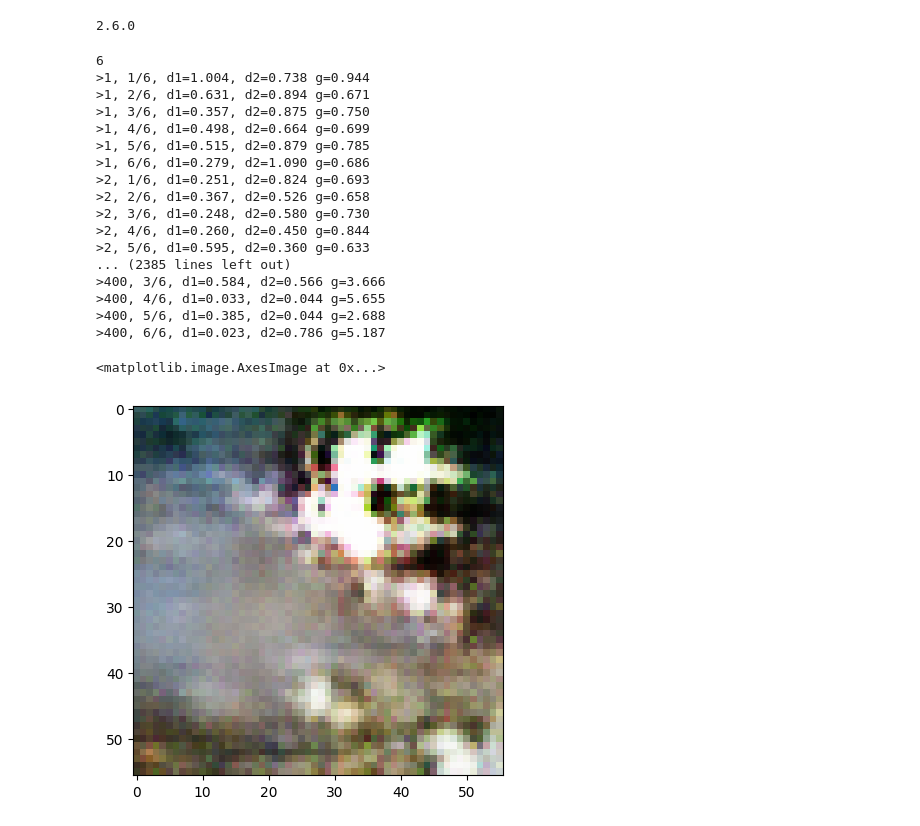
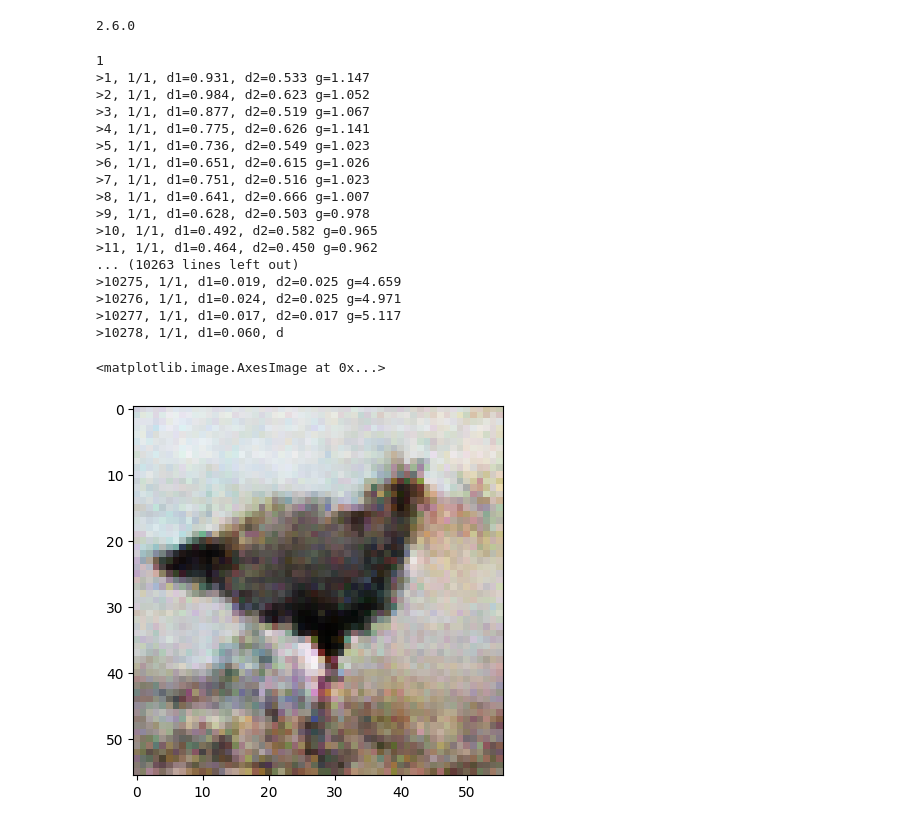
Before and after one commit to mvcast77/GAN-Work, a Jupyter notebook: LowResBirdGAN.ipynb, the cells around one changed output. Saved outputs shown, nothing was run; the diff lists cells and outputs as text; code cells hidden in the pictures.

Commit message:
reduced learning rate high training volume

```diff
--- a/LowResBirdGAN.ipynb
+++ b/LowResBirdGAN.ipynb
@@ -101,28 +103,28 @@ plt.show()                             #while greyscale will automatically shift
 # %%
 def make_discriminator_model():
     model = tf.keras.Sequential()
-    model.add(layers.Conv2D(64, (3, 3), strides=(2, 2), padding='same', kernel_initializer=init, input_shape=[56, 56, 3]))
+    model.add(layers.Conv2D(32, (3, 3), strides=(2, 2), padding='same', kernel_initializer=init, input_shape=[56, 56, 3]))
     model.add(layers.BatchNormalization())
     model.add(layers.LeakyReLU(alpha=0.2))  #shape(56, 56, 32)
 
-    model.add(layers.Conv2D(128, (3, 3), strides=(2, 2), padding='same', kernel_initializer=init))
+    model.add(layers.Conv2D(64, (3, 3), strides=(2, 2), padding='same', kernel_initializer=init))
     model.add(layers.BatchNormalization())
     model.add(layers.LeakyReLU(alpha=0.2))   #shape(14, 14, 64)
 
-    model.add(layers.Conv2D(256, (3, 3), strides=(2, 2), padding='same', kernel_initializer=init))
+    model.add(layers.Conv2D(128, (3, 3), strides=(2, 2), padding='same', kernel_initializer=init))
     model.add(layers.BatchNormalization())
     model.add(layers.LeakyReLU(alpha=0.2))  #shape(7, 7, 128)
 
-    #model.add(layers.Conv2D(256, (3, 3), strides=(1, 1), padding='same', kernel_initializer=init))
-    #model.add(layers.BatchNormalization())
-    #model.add(layers.LeakyReLU(alpha=0.2))  #shape(7, 7, 256)
+    model.add(layers.Conv2D(256, (3, 3), strides=(1, 1), padding='same', kernel_initializer=init))
+    model.add(layers.BatchNormalization())
+    model.add(layers.LeakyReLU(alpha=0.2))  #shape(7, 7, 256)
     model.add(layers.Dropout(0.3))  #dropout is used to prevent overfitting by setting inputs to 0 at a rate determined by paremeter
                                    #while training. While have to test how this function affects performance
 
     model.add(layers.Flatten()) #fits all elements into 1 dimension
     model.add(layers.Dense(1,activation='sigmoid'))  #Creates a densely-connected layer of size 1
 
-    opt = tf.keras.optimizers.Adam(learning_rate=0.0001, beta_1=0.5)
+    opt = tf.keras.optimizers.Adam(learning_rate=0.00001, beta_1=0.5)
     model.compile(loss='binary_crossentropy', optimizer=opt, metrics=['accuracy'])
 
     return model
@@ -190,7 +192,7 @@ def define_gan(g_model, d_model):
 	# add the discriminator
 	model.add(d_model)
 	# compile model
-	opt = tf.keras.optimizers.Adam(learning_rate=0.0001, beta_1=0.5)
+	opt = tf.keras.optimizers.Adam(learning_rate=0.00001, beta_1=0.5)
 	model.compile(loss='binary_crossentropy', optimizer=opt)
 	return model
 # %%
@@ -200,7 +202,7 @@ def generate_latent_points(latent_dim, n_samples):
 	# reshape into a batch of inputs for the network
 	x_input = x_input.reshape(n_samples, latent_dim)
 	return x_input
-def train(g_model, d_model, gan_model, dataset, latent_dim, n_epochs=400, n_batch=22):
+def train(g_model, d_model, gan_model, dataset, latent_dim, n_epochs=20000, n_batch=155):
 	bat_per_epo = int(dataset.shape[0] / n_batch)
 	print(bat_per_epo)
 	half_batch = int(n_batch / 2)
@@ -238,26 +240,29 @@ g_model = make_generator_model()
 gan_model = define_gan(g_model, d_model)
 # train model
 train(g_model, d_model, gan_model, trainImages, latent_dim)
-result, Y = generate_fake_samples(g_model, latent_dim, 1)
-result = (result+1)/2
-plt.imshow(result[0])
 # %% [output]
-6
->1, 1/6, d1=1.004, d2=0.738 g=0.944
->1, 2/6, d1=0.631, d2=0.894 g=0.671
->1, 3/6, d1=0.357, d2=0.875 g=0.750
->1, 4/6, d1=0.498, d2=0.664 g=0.699
->1, 5/6, d1=0.515, d2=0.879 g=0.785
->1, 6/6, d1=0.279, d2=1.090 g=0.686
->2, 1/6, d1=0.251, d2=0.824 g=0.693
->2, 2/6, d1=0.367, d2=0.526 g=0.658
->2, 3/6, d1=0.248, d2=0.580 g=0.730
->2, 4/6, d1=0.260, d2=0.450 g=0.844
->2, 5/6, d1=0.595, d2=0.360 g=0.633
-... (2385 lines left out)
->400, 3/6, d1=0.584, d2=0.566 g=3.666
->400, 4/6, d1=0.033, d2=0.044 g=5.655
->400, 5/6, d1=0.385, d2=0.044 g=2.688
->400, 6/6, d1=0.023, d2=0.786 g=5.187
+1
+>1, 1/1, d1=0.931, d2=0.533 g=1.147
+>2, 1/1, d1=0.984, d2=0.623 g=1.052
+>3, 1/1, d1=0.877, d2=0.519 g=1.067
+>4, 1/1, d1=0.775, d2=0.626 g=1.141
+>5, 1/1, d1=0.736, d2=0.549 g=1.023
+>6, 1/1, d1=0.651, d2=0.615 g=1.026
+>7, 1/1, d1=0.751, d2=0.516 g=1.023
+>8, 1/1, d1=0.641, d2=0.666 g=1.007
+>9, 1/1, d1=0.628, d2=0.503 g=0.978
+>10, 1/1, d1=0.492, d2=0.582 g=0.965
+>11, 1/1, d1=0.464, d2=0.450 g=0.962
+... (10263 lines left out)
+>10275, 1/1, d1=0.019, d2=0.025 g=4.659
+>10276, 1/1, d1=0.024, d2=0.025 g=4.971
+>10277, 1/1, d1=0.017, d2=0.017 g=5.117
+>10278, 1/1, d1=0.060, d
-<matplotlib.image.AxesImage at 0x...>
-[figure, removed]
+# %%
+result, Y = generate_fake_samples(g_model, latent_dim, 34)
+result = (result+1)/2
+# %%
+plt.imshow(result[6])
+# %% [output]
+<matplotlib.image.AxesImage at 0x...>
+[figure, added]
```
Also changed, not shown: parts of 2 cells of this notebook.
